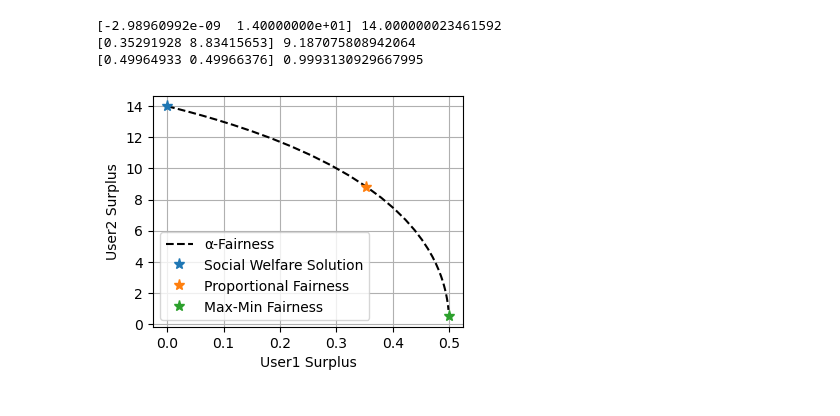
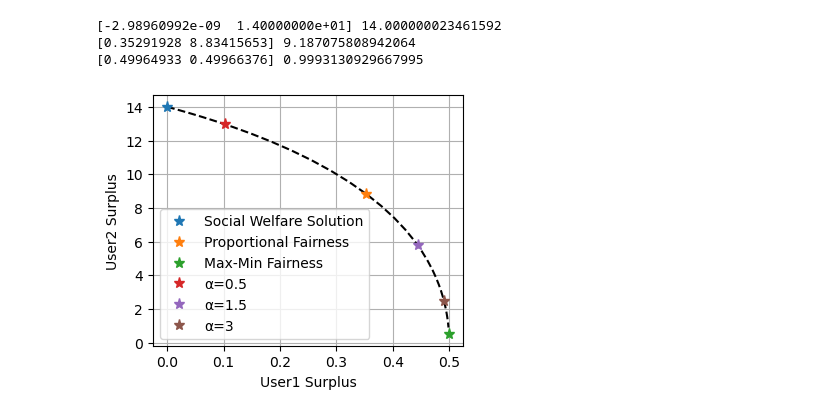
Before and after one commit to lijiayi9712/fair_resource_allocation, a Jupyter notebook: Simple Example - v0.0.1.ipynb, the cells around one changed output. Cells and saved outputs as stored; diff of their text form; code cells hidden in the pictures.

Commit message:
Update figures

```diff
--- a/Simple Example - v0.0.1.ipynb
+++ b/Simple Example - v0.0.1.ipynb
@@ -52,9 +52,10 @@ pf_val, pf_sol, pf_user_surplus, pf_surplus = solve(L, a, b, "pf")
 mm_val, mm_sol, mm_user_surplus, mm_surplus = solve(L, a, b, "mm")
 
 alpha_results = []
-for alpha in np.logspace(-1, 1, 51):
+for alpha in np.append([0.05, 0.5, 1.5, 3], np.logspace(-1, 1, 51)):
     val, sol, user_surplus, surplus = solve(L, a, b, alpha)
     alpha_results.append(dict(
+        alpha=alpha,
         val=val,
         sol=sol,
         user_surplus0=user_surplus[0],
@@ -84,16 +85,22 @@ print(mm_user_surplus, mm_surplus)
 [0.35291928 8.83415653] 9.187075808942064
 [0.49964933 0.49966376] 0.9993130929667995
 # %%
-plt.figure(figsize=(4, 3))
+plt.figure(figsize=(4, 3.25))
 
-plt.plot(alpha_results.user_surplus0, alpha_results.user_surplus1, "k--", label="α-Fairness")
+plt.plot(alpha_results.user_surplus0, alpha_results.user_surplus1, "k--") # , label="Pareto Front"
 plt.plot(sw_user_surplus[0], sw_user_surplus[1], "*", markersize=8, label="Social Welfare Solution")
 plt.plot(pf_user_surplus[0], pf_user_surplus[1], "*", markersize=8, label="Proportional Fairness")
 plt.plot(mm_user_surplus[0], mm_user_surplus[1], "*", markersize=8, label="Max-Min Fairness")
+
+
+for alpha in [0.5, 1.5, 3]:
+    tmp = alpha_results.loc[np.isclose(alpha_results.alpha, alpha)]
+    plt.plot(tmp.user_surplus0, tmp.user_surplus1, "*", markersize=8, label=f"α={alpha}")
+
 plt.xlabel("User1 Surplus")
 plt.ylabel("User2 Surplus")
 plt.legend()
 plt.grid()
 plt.show()
 # %% [output]
-[figure, old version]
+[figure, new version]
```
Also changed, not shown: parts of 1 cell of this notebook, 1 other file.
